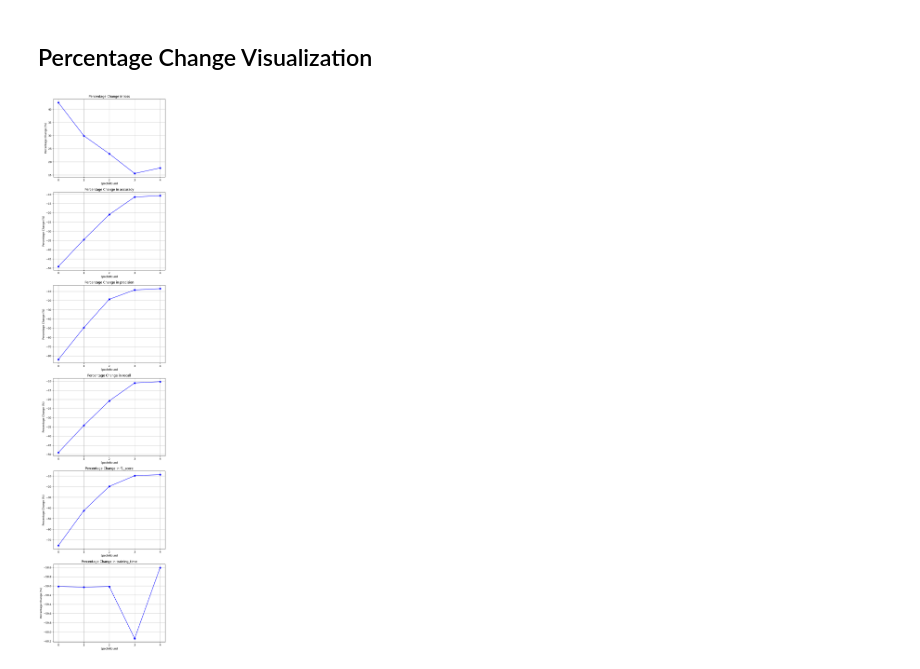
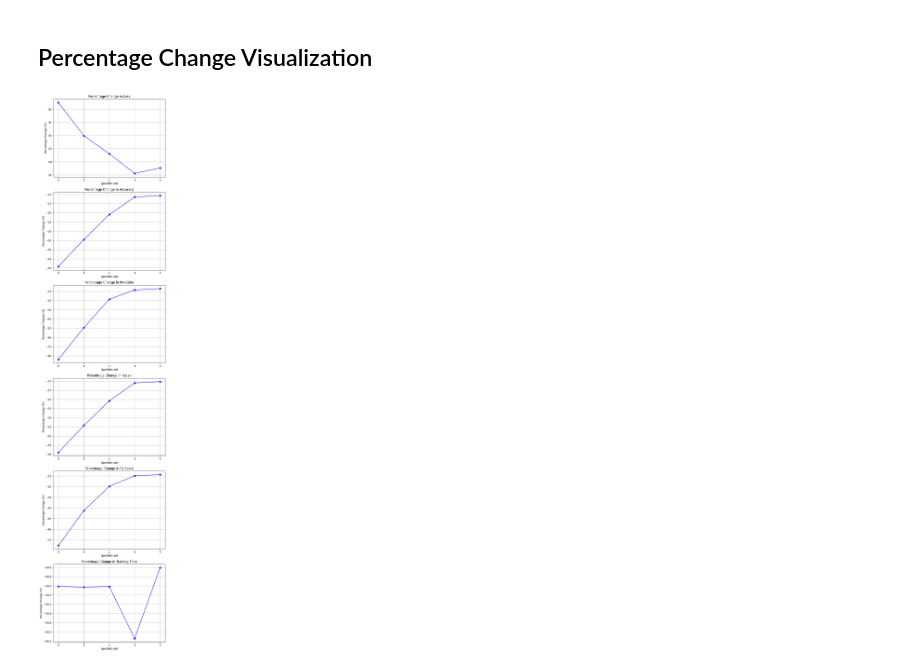
Before and after one commit to FIIT-Bc-projects/2024-Oksanich-DNLI, a Jupyter notebook: metrics_comp.ipynb, the cells around one changed output. Saved outputs shown, nothing was run; the diff lists cells and outputs as text; code cells hidden in the pictures.

Commit message:
metrics comparison updated

```diff
--- a/metrics_comp.ipynb
+++ b/metrics_comp.ipynb
@@ -159,18 +169,18 @@ df_pct_changes
 # %%
 metrics = df_pct_changes.columns
 num_metrics = len(metrics)
 
 fig, axes = plt.subplots(num_metrics, 1, figsize=(7, 5 * num_metrics))
 
 for i, metric in enumerate(metrics):
-    axes[i].plot(df_pct_changes.index, df_pct_changes[metric], marker="o", linestyle="-", color="blue")
-    axes[i].set_title(f"Percentage Change in {metric}")
+    axes[i].plot(df_pct_changes.index, df_pct_changes[metric], marker="o", color="blue")
+    axes[i].set_title(f"Percentage Change in {metric.replace('_', ' ').title()}")
     axes[i].set_xlabel("Epoch/Round")
     axes[i].set_ylabel("Percentage Change (%)")
     axes[i].grid(True)
     axes[i].set_xticks(df_pct_changes.index)
 
 plt.tight_layout()
 plt.show()
 # %% [output]
-[figure, old version]
+[figure, new version]
```
Also changed, not shown: parts of 5 cells of this notebook.
